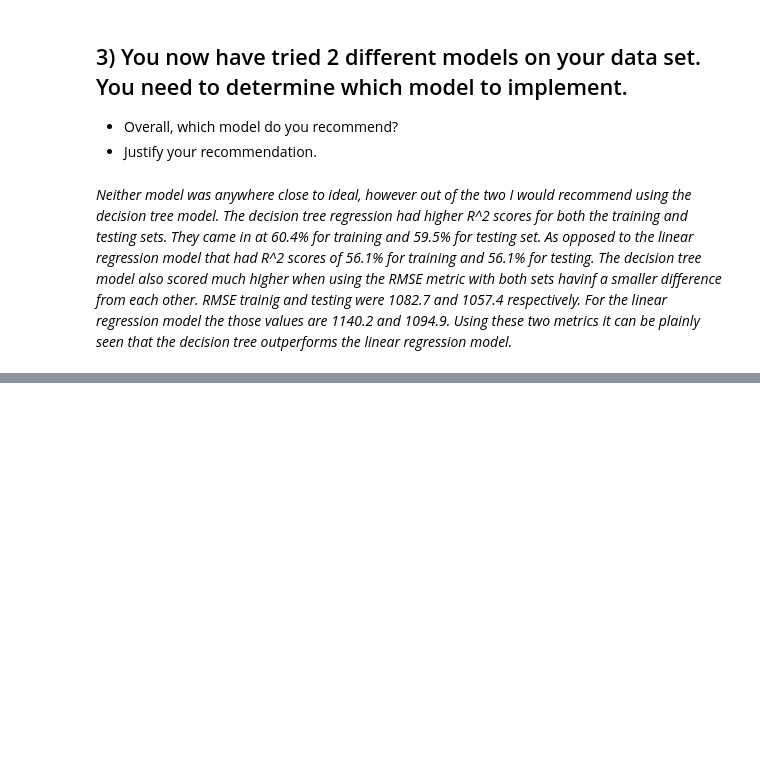
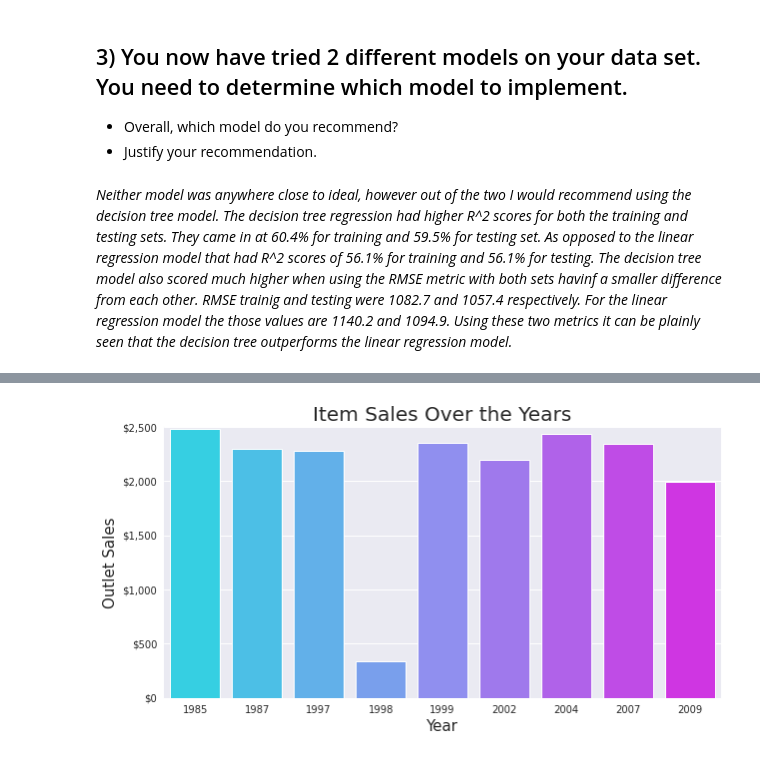
Before and after one commit to dvisionst/Project_1_Final, a Jupyter notebook: Project_1_Final.ipynb, the cells around one changed output, grey strips where cells are left out. Saved outputs shown, nothing was run; the diff lists cells and outputs as text; code cells hidden in the pictures; blank space fills up the shorter version.

```diff
--- a/Project_1_Final.ipynb
+++ b/Project_1_Final.ipynb
@@ -328,0 +338,17 @@ Model for testing RMSE: 1057.431
+# %%
+
+fig, ax = plt.subplots(figsize=(10,5))
+sns.set_theme(style="darkgrid")
+plt.xlim(1985, 2009)
+plt.ylim(0,2500)
+price_fmt = mpl.ticker.StrMethodFormatter('${x:,.0f}')
+ax.yaxis.set_major_formatter(price_fmt)
+plt.title("Item Sales Over the Years", fontdict={"fontsize": 20})
+sns.barplot(x="Outlet_Establishment_Year",
+             palette='cool',
+             y="Item_Outlet_Sales",
+             data=df, ci=None);
+plt.ylabel("Outlet Sales", size=15);
+plt.xlabel("Year", size=15);
+# %% [output]
+[figure, added]
```
Also changed, not shown: parts of 4 cells of this notebook.
